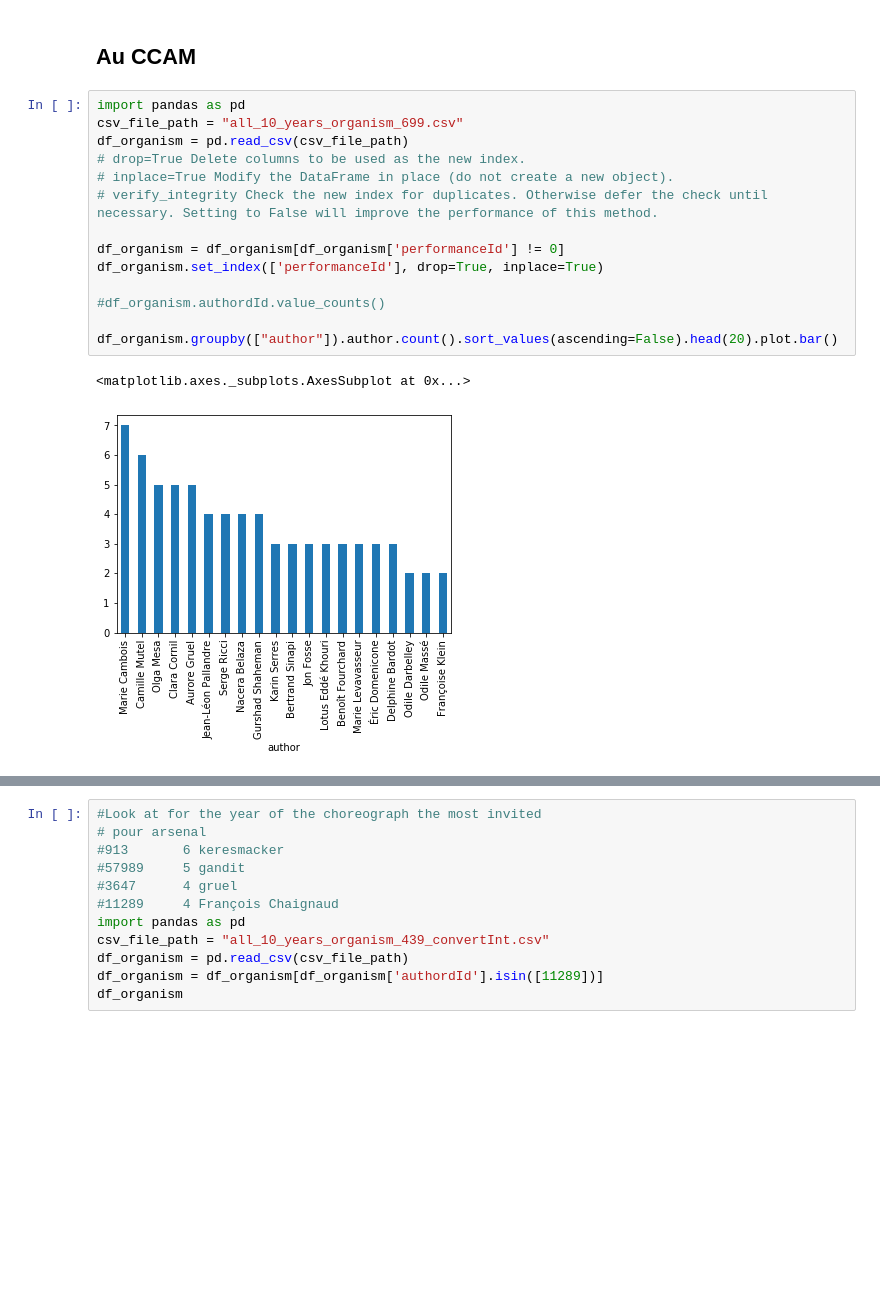
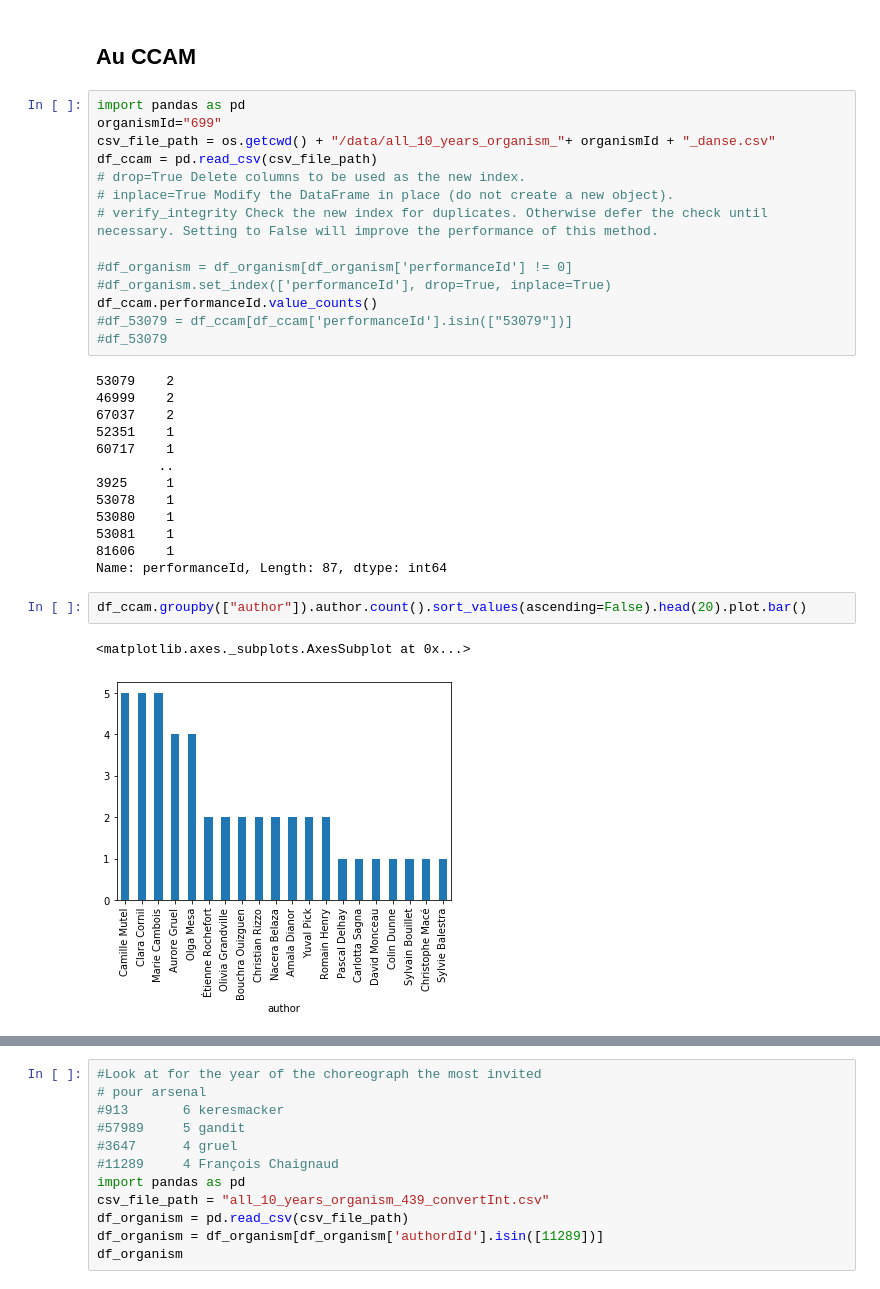
Before and after one commit to eliselavy/scrapper-notebook, a Jupyter notebook: notebooks/archives_spectacle/question_archives.ipynb, the cells around one changed output, grey strips where cells are left out. Cells and saved outputs as stored; diff of their text form; blank space fills up the shorter version.

```diff
--- a/notebooks/archives_spectacle/question_archives.ipynb
+++ b/notebooks/archives_spectacle/question_archives.ipynb
@@ -60,18 +88,33 @@ df_organism.groupby(["author"]).author.count().sort_values(ascending=False).head
 ## Au CCAM
 # %%
 import pandas as pd
-csv_file_path = "all_10_years_organism_699.csv"
-df_organism = pd.read_csv(csv_file_path)
+organismId="699"
+csv_file_path = os.getcwd() + "/data/all_10_years_organism_"+ organismId + "_danse.csv"
+df_ccam = pd.read_csv(csv_file_path)
 # drop=True Delete columns to be used as the new index.
 # inplace=True Modify the DataFrame in place (do not create a new object).
 # verify_integrity Check the new index for duplicates. Otherwise defer the check until necessary. Setting to False will improve the performance of this method.
 
-df_organism = df_organism[df_organism['performanceId'] != 0]
-df_organism.set_index(['performanceId'], drop=True, inplace=True)
-
-#df_organism.authordId.value_counts()
-
-df_organism.groupby(["author"]).author.count().sort_values(ascending=False).head(20).plot.bar()
+#df_organism = df_organism[df_organism['performanceId'] != 0]
+#df_organism.set_index(['performanceId'], drop=True, inplace=True)
+df_ccam.performanceId.value_counts()
+#df_53079 = df_ccam[df_ccam['performanceId'].isin(["53079"])]
+#df_53079
 # %% [output]
-<matplotlib.axes._subplots.AxesSubplot at 0x...>
+53079    2
+46999    2
+67037    2
+52351    1
+60717    1
+        ..
+3925     1
+53078    1
+53080    1
+53081    1
+81606    1
+Name: performanceId, Length: 87, dtype: int64
-[figure, removed]
+# %%
+df_ccam.groupby(["author"]).author.count().sort_values(ascending=False).head(20).plot.bar()
+# %% [output]
+<matplotlib.axes._subplots.AxesSubplot at 0x...>
+[figure, added]
```
Also changed, not shown: parts of 52 cells of this notebook, 3 other files.
